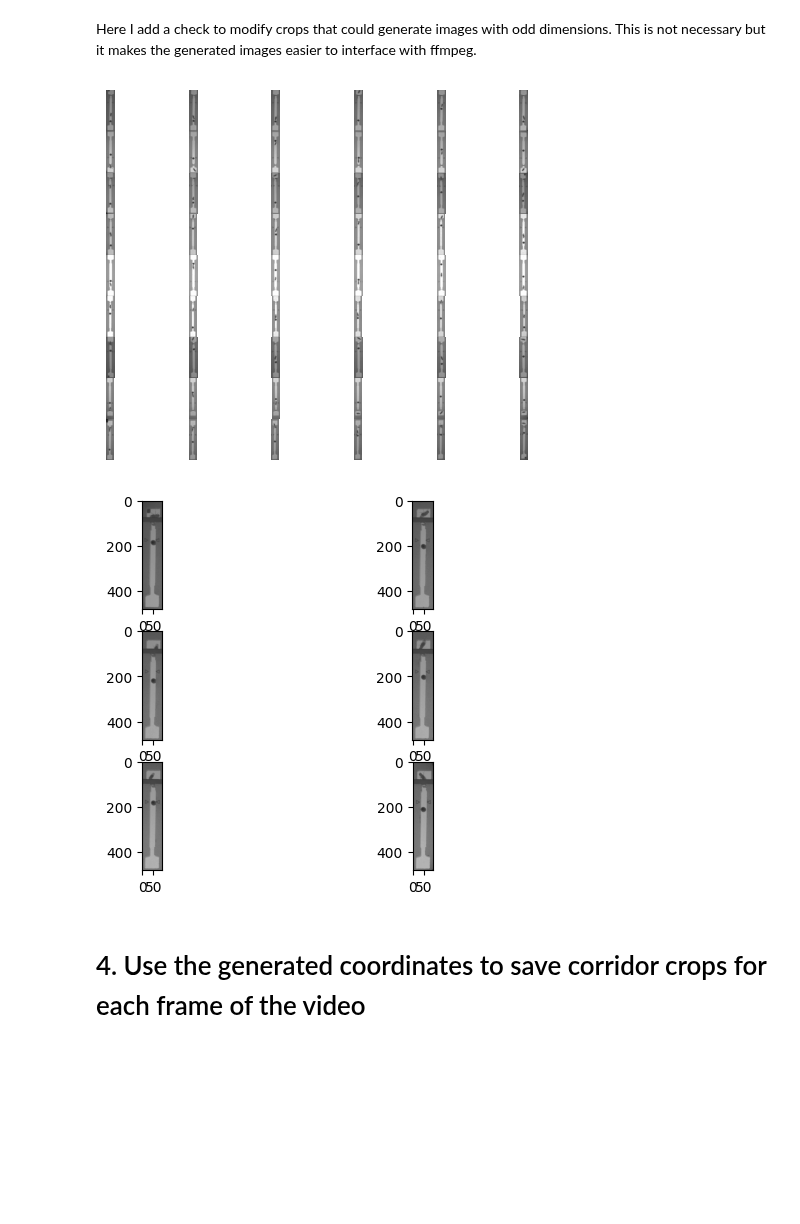
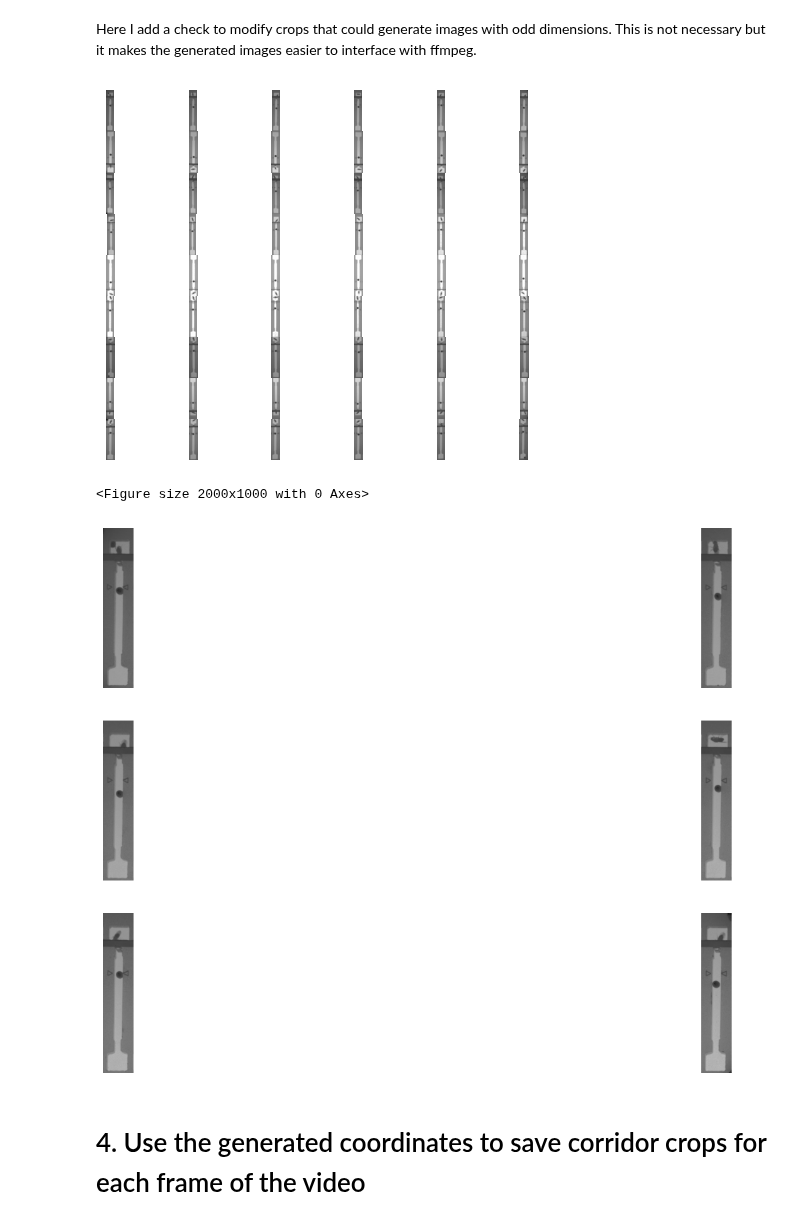
Before and after one commit to NeLy-EPFL/Tracking_Analysis, a Jupyter notebook: Tracktor/Array2Corridors_Troubleshooting.ipynb, the cells around one changed output. Cells and saved outputs as stored; diff of their text form; code cells hidden in the pictures; blank space fills up the shorter version.

```diff
--- a/Tracktor/Array2Corridors_Troubleshooting.ipynb
+++ b/Tracktor/Array2Corridors_Troubleshooting.ipynb
@@ -159,6 +163,7 @@ regions_of_interest = [
 
 fig, axs = plt.subplots(3, 3)
 for i, ax in enumerate(axs.flat):
+    ax.axis('off')
     ax.imshow(
         frame[
             regions_of_interest[i][1] : regions_of_interest[i][3],
@@ -168,5 +173,8 @@ for i, ax in enumerate(axs.flat):
         vmin=0,
         vmax=255,
     )
+
+
+
 plt.show()
 # %% [output]
@@ -286,6 +294,7 @@ Corridors = modify_corridors(Corridors)
 fig, axs = plt.subplots(9, 6)
 for i in range(9):
     for j in range(6):
+        axs[i, j].axis("off")
         axs[i, j].imshow(
             frame[
                 Corridors[i][j][1] : Corridors[i][j][3],
@@ -303,22 +312,28 @@ plt.subplots_adjust(wspace=0, hspace=0)
 
 plt.show()
 # %% [output]
-[figure, old version]
+[figure, new version]
 # %%
+# increase plot size
+plt.rcParams["figure.figsize"] = (20, 10)
+# Reduce the space between subplots
+plt.subplots_adjust(wspace=0, hspace=0)
 # As an example, display all the corridors from Corridors[0] in a grid based on the frame
 fig, axs = plt.subplots(3, 2)
 for i, ax in enumerate(axs.flat):
+    ax.axis("off")
     ax.imshow(
         frame[
             Corridors[0][i][1] : Corridors[0][i][3],
             Corridors[0][i][0] : Corridors[0][i][2],
         ],
         cmap="gray",
         vmin=0,
         vmax=255,
     )
 # %% [output]
+<Figure size 2000x1000 with 0 Axes>
-[figure, old version]
+[figure, new version]
 # %% [markdown]
 # 4. Use the generated coordinates to save corridor crops for each frame of the video
 # %%
```
Also changed, not shown: parts of 6 cells of this notebook, 1 other file.
